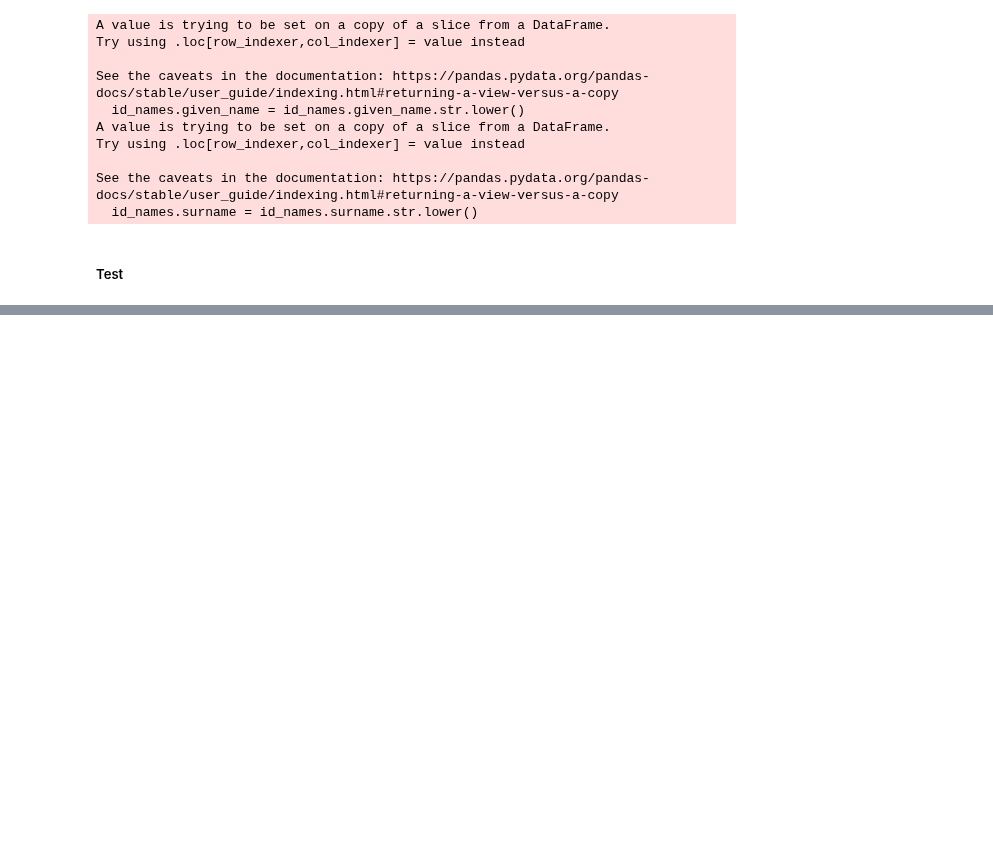
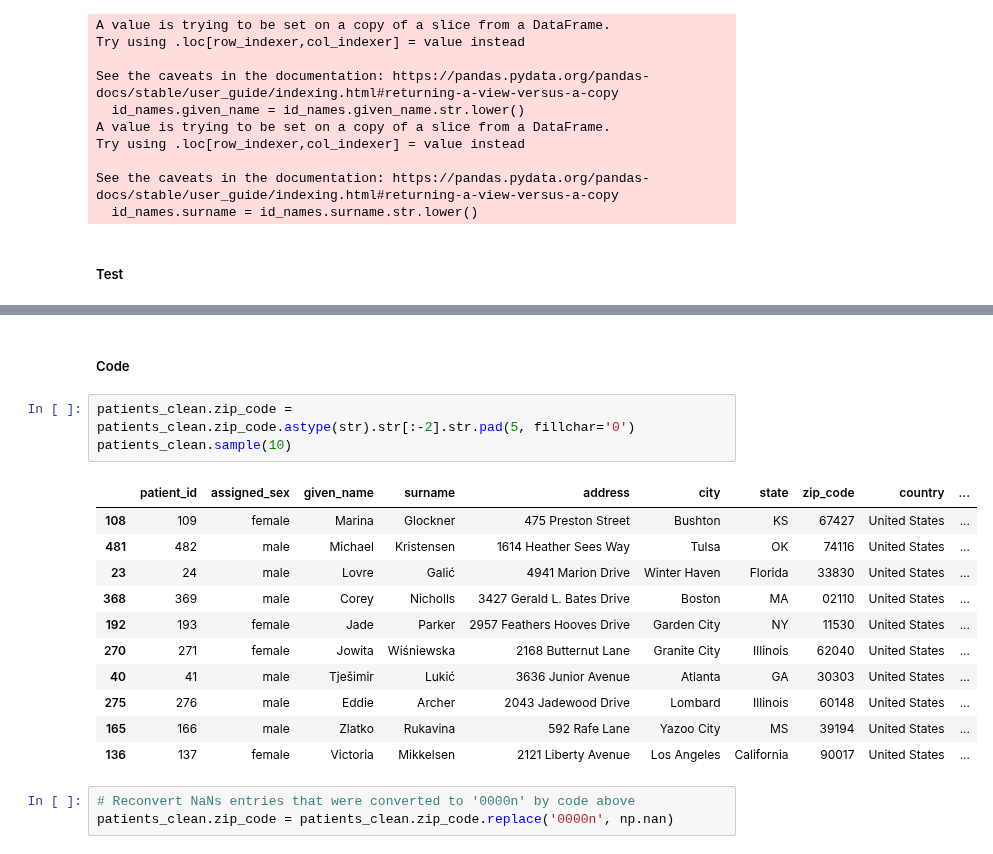
Before and after one commit to jumbamark/data_analysis, a Jupyter notebook: 3-data_wrangling/3-cleaning/cleaning_data.ipynb, the cells around one changed output, grey strips where cells are left out. Saved outputs shown, nothing was run; the diff lists cells and outputs as text; blank space fills up the shorter version.

```diff
--- a/3-data_wrangling/3-cleaning/cleaning_data.ipynb
+++ b/3-data_wrangling/3-cleaning/cleaning_data.ipynb
@@ -658,0 +716,20 @@ dtype: object
+# %% [markdown]
+##### Code
+# %%
+patients_clean.zip_code = patients_clean.zip_code.astype(str).str[:-2].str.pad(5, fillchar='0')
+patients_clean.sample(10)
+# %% [output]
+|  | patient_id | assigned_sex | given_name | surname | address | city | state | zip_code | country | ... |
+| 108 | 109 | female | Marina | Glockner | 475 Preston Street | Bushton | KS | 67427 | United States | ... |
+| 481 | 482 | male | Michael | Kristensen | 1614 Heather Sees Way | Tulsa | OK | 74116 | United States | ... |
+| 23 | 24 | male | Lovre | Galić | 4941 Marion Drive | Winter Haven | Florida | 33830 | United States | ... |
+| 368 | 369 | male | Corey | Nicholls | 3427 Gerald L. Bates Drive | Boston | MA | 02110 | United States | ... |
+| 192 | 193 | female | Jade | Parker | 2957 Feathers Hooves Drive | Garden City | NY | 11530 | United States | ... |
+| 270 | 271 | female | Jowita | Wiśniewska | 2168 Butternut Lane | Granite City | Illinois | 62040 | United States | ... |
+| 40 | 41 | male | Tješimir | Lukić | 3636 Junior Avenue | Atlanta | GA | 30303 | United States | ... |
+| 275 | 276 | male | Eddie | Archer | 2043 Jadewood Drive | Lombard | Illinois | 60148 | United States | ... |
+| 165 | 166 | male | Zlatko | Rukavina | 592 Rafe Lane | Yazoo City | MS | 39194 | United States | ... |
+| 136 | 137 | female | Victoria | Mikkelsen | 2121 Liberty Avenue | Los Angeles | California | 90017 | United States | ... |
+# %%
+# Reconvert NaNs entries that were converted to '0000n' by code above
+patients_clean.zip_code = patients_clean.zip_code.replace('0000n', np.nan)
```
Also changed, not shown: parts of 77 cells of this notebook.
